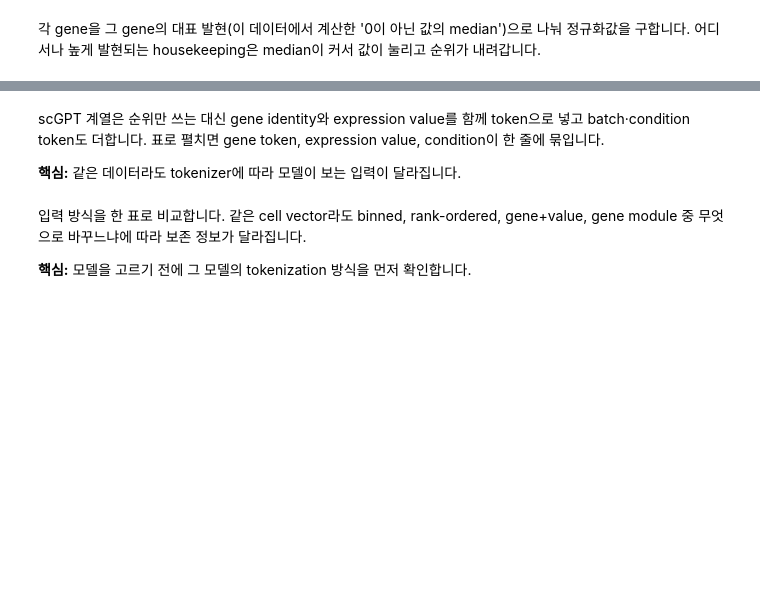
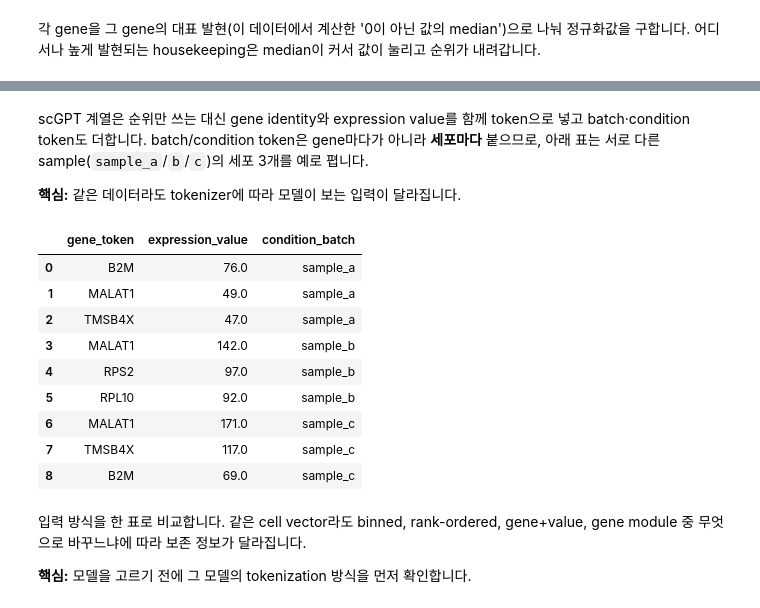
Before and after one commit to seok1213neo/KOGO-scFM-tutorial, a Jupyter notebook: KOGO_scFM_colab_cys_v7.ipynb, the cells around one changed output, grey strips where cells are left out. Drawn from its saved outputs; the diff is of its cells as text; code cells hidden in the pictures; blank space fills up the shorter version.

```diff
--- a/KOGO_scFM_colab_cys_v7.ipynb
+++ b/KOGO_scFM_colab_cys_v7.ipynb
@@ -279,13 +391,31 @@ display(ranked)
 # %% [markdown]
-scGPT 계열은 순위만 쓰는 대신 gene identity와 expression value를 함께 token으로 넣고 batch·condition token도 더합니다. 표로 펼치면 gene token, expression value, condition이 한 줄에 묶입니다.
+scGPT 계열은 순위만 쓰는 대신 gene identity와 expression value를 함께 token으로 넣고 batch·condition token도 더합니다. batch/condition token은 gene마다가 아니라 **세포마다** 붙으므로, 아래 표는 서로 다른 sample(`sample_a`/`b`/`c`)의 세포 3개를 예로 폅니다.
 
 **핵심:** 같은 데이터라도 tokenizer에 따라 모델이 보는 입력이 달라집니다.
 # %%
-scgpt_like = pd.DataFrame({"gene": np.asarray(adata.var_names), "count": row0}).nlargest(10, "count").reset_index(drop=True)
-scgpt_like["gene_token"] = scgpt_like["gene"]
-scgpt_like["expression_value"] = scgpt_like["count"]
-scgpt_like["condition_batch"] = "cond_example"   # 조건/batch token 예시(값 자체는 illustrative)
-display(scgpt_like[["gene_token", "expression_value", "condition_batch"]].head(10))
+# scGPT 계열: gene identity + expression value + condition/batch token을 함께 입력.
+# batch/condition token은 gene마다가 아니라 "세포마다" 붙습니다. 서로 다른 sample의 세포 3개를 예시로 폅니다.
+M_demo = counts_matrix()
+scgpt_rows = []
+for ci, sample in zip([0, 1, 2], ["sample_a", "sample_b", "sample_c"]):
+    r = dense_row(M_demo, ci).astype(float)
+    top = pd.DataFrame({"gene_token": np.asarray(adata.var_names), "expression_value": r}).nlargest(3, "expression_value")
+    top.insert(0, "cell", str(adata.obs_names[ci]))
+    top["condition_batch"] = sample   # sample token은 그 세포의 모든 gene에 공통
+    scgpt_rows.append(top)
+scgpt_like = pd.concat(scgpt_rows, ignore_index=True)
+display(scgpt_like[["gene_token", "expression_value", "condition_batch"]])
+# %% [output]
+|  | gene_token | expression_value | condition_batch |
+| 0 | B2M | 76.0 | sample_a |
+| 1 | MALAT1 | 49.0 | sample_a |
+| 2 | TMSB4X | 47.0 | sample_a |
+| 3 | MALAT1 | 142.0 | sample_b |
+| 4 | RPS2 | 97.0 | sample_b |
+| 5 | RPL10 | 92.0 | sample_b |
+| 6 | MALAT1 | 171.0 | sample_c |
+| 7 | TMSB4X | 117.0 | sample_c |
+| 8 | B2M | 69.0 | sample_c |
 # %% [markdown]
 입력 방식을 한 표로 비교합니다. 같은 cell vector라도 binned, rank-ordered, gene+value, gene module 중 무엇으로 바꾸느냐에 따라 보존 정보가 달라집니다.
 
```
Also changed, not shown: parts of 82 cells of this notebook.
